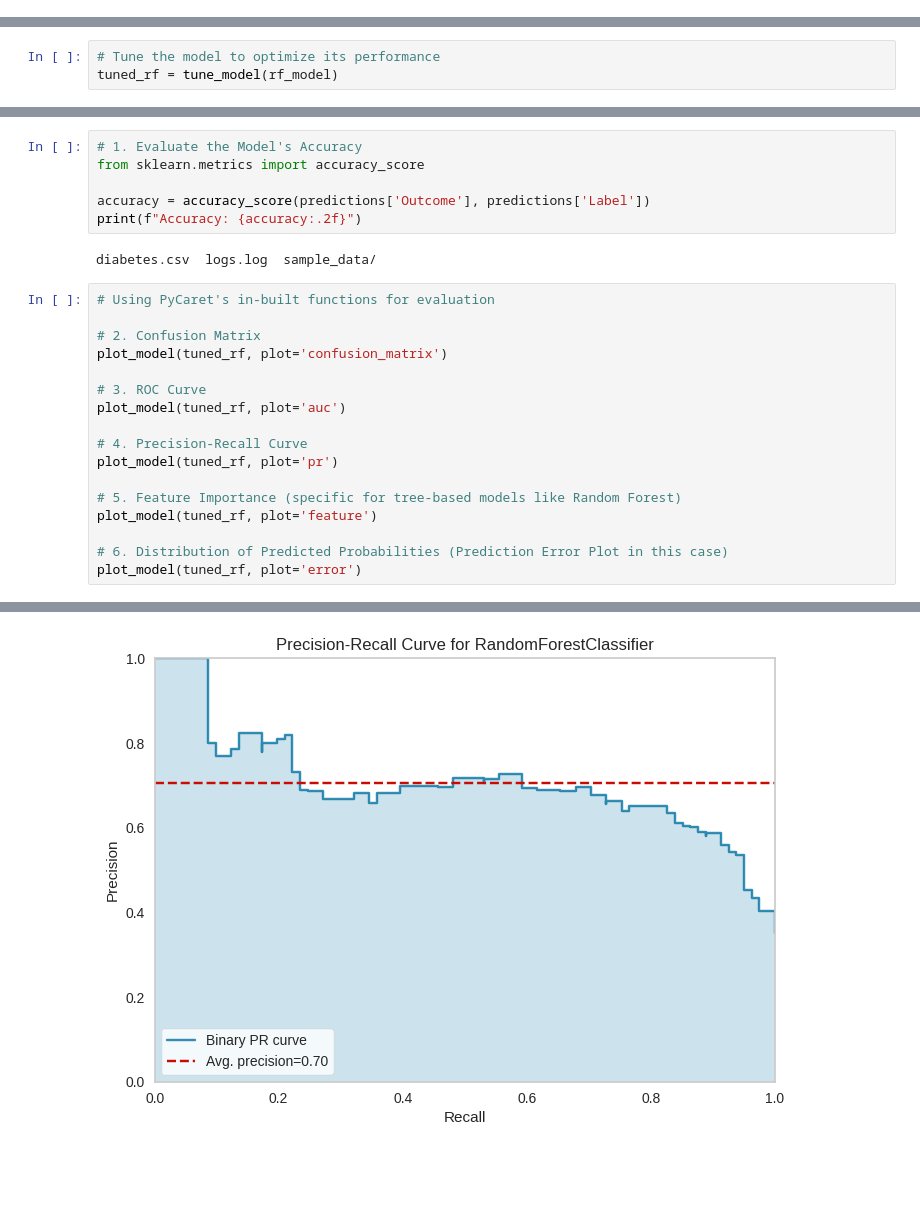
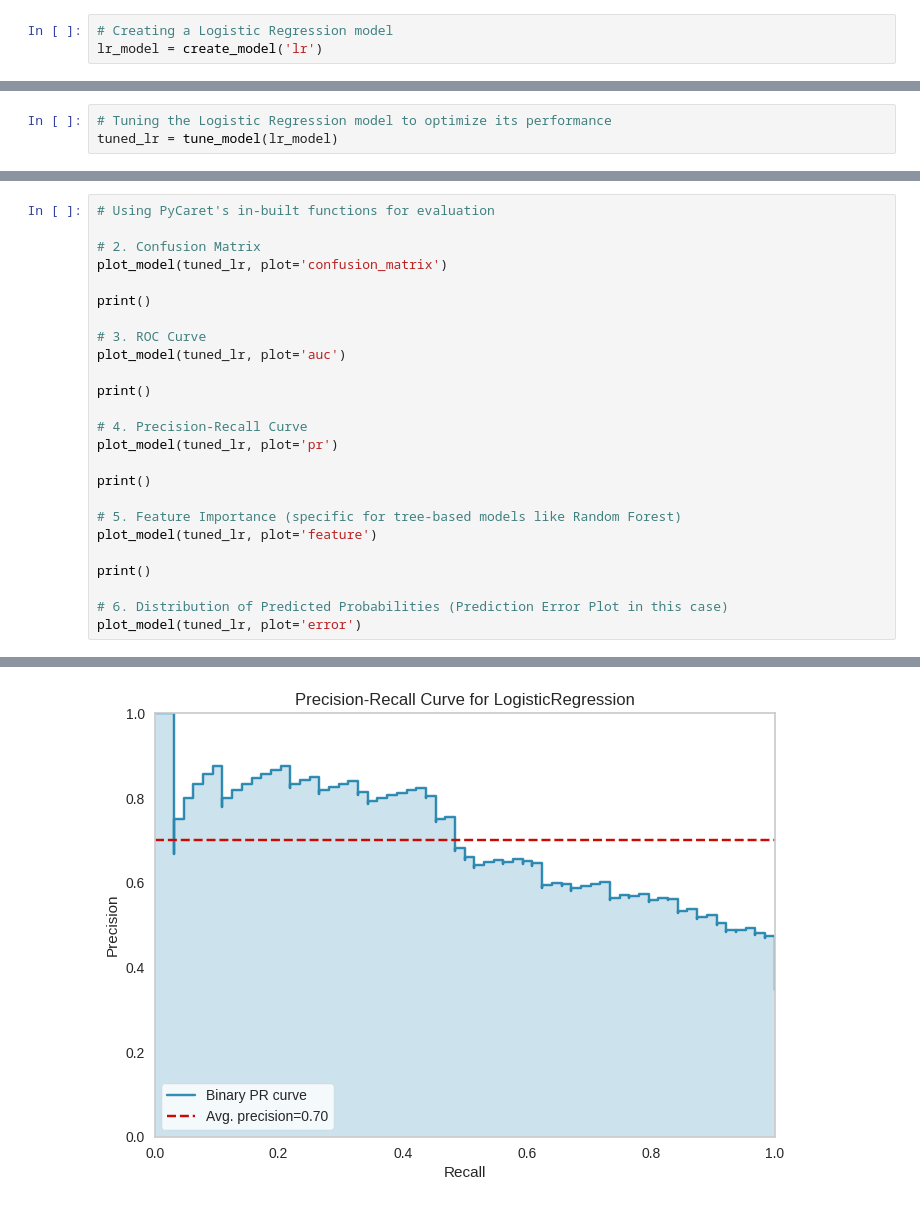
Before and after one commit to AtharvaJadhav/DataMiningAssignments-pycaret, a Jupyter notebook: pycaret_AtharvaJadhav.ipynb, the cells around one changed output, grey strips where cells are left out. Saved outputs shown, nothing was run; the diff lists cells and outputs as text; blank space fills up the shorter version.

```diff
--- a/pycaret_AtharvaJadhav.ipynb
+++ b/pycaret_AtharvaJadhav.ipynb
@@ -105,0 +99,3 @@ rf_model = create_model('rf')
+# %%
+# Creating a Logistic Regression model
+lr_model = create_model('lr')
@@ -106,6 +119,6 @@ rf_model = create_model('rf')
 # %%
-# Tune the model to optimize its performance
-tuned_rf = tune_model(rf_model)
+# Tuning the Logistic Regression model to optimize its performance
+tuned_lr = tune_model(lr_model)
 # %% [output]
 [interactive output not drawn]
 |  | Accuracy | AUC | Recall | Prec. | F1 | Kappa | MCC |
@@ -142,27 +155,27 @@ predictions = predict_model(final_rf, data = data)
-# %%
-# 1. Evaluate the Model's Accuracy
-from sklearn.metrics import accuracy_score
-
-accuracy = accuracy_score(predictions['Outcome'], predictions['Label'])
-print(f"Accuracy: {accuracy:.2f}")
-# %% [output]
-diabetes.csv  logs.log  sample_data/
 # %%
 # Using PyCaret's in-built functions for evaluation
 
 # 2. Confusion Matrix
-plot_model(tuned_rf, plot='confusion_matrix')
+plot_model(tuned_lr, plot='confusion_matrix')
+
+print()
 
 # 3. ROC Curve
-plot_model(tuned_rf, plot='auc')
+plot_model(tuned_lr, plot='auc')
+
+print()
 
 # 4. Precision-Recall Curve
-plot_model(tuned_rf, plot='pr')
+plot_model(tuned_lr, plot='pr')
+
+print()
 
 # 5. Feature Importance (specific for tree-based models like Random Forest)
-plot_model(tuned_rf, plot='feature')
+plot_model(tuned_lr, plot='feature')
+
+print()
 
 # 6. Distribution of Predicted Probabilities (Prediction Error Plot in this case)
-plot_model(tuned_rf, plot='error')
+plot_model(tuned_lr, plot='error')
 # %% [output]
 [interactive output not drawn]
@@ -172,3 +185,3 @@ plot_model(tuned_rf, plot='error')
 [interactive output not drawn]
-[figure, old version]
+[figure, new version]
 [interactive output not drawn]
```
Also changed, not shown: parts of 24 cells of this notebook.
